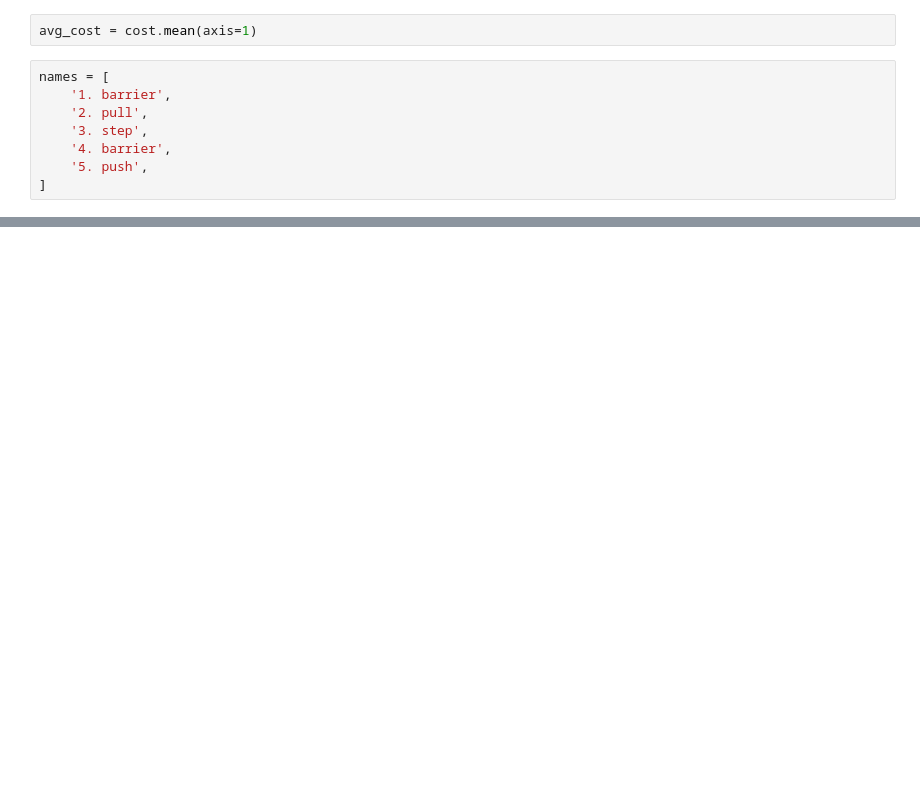
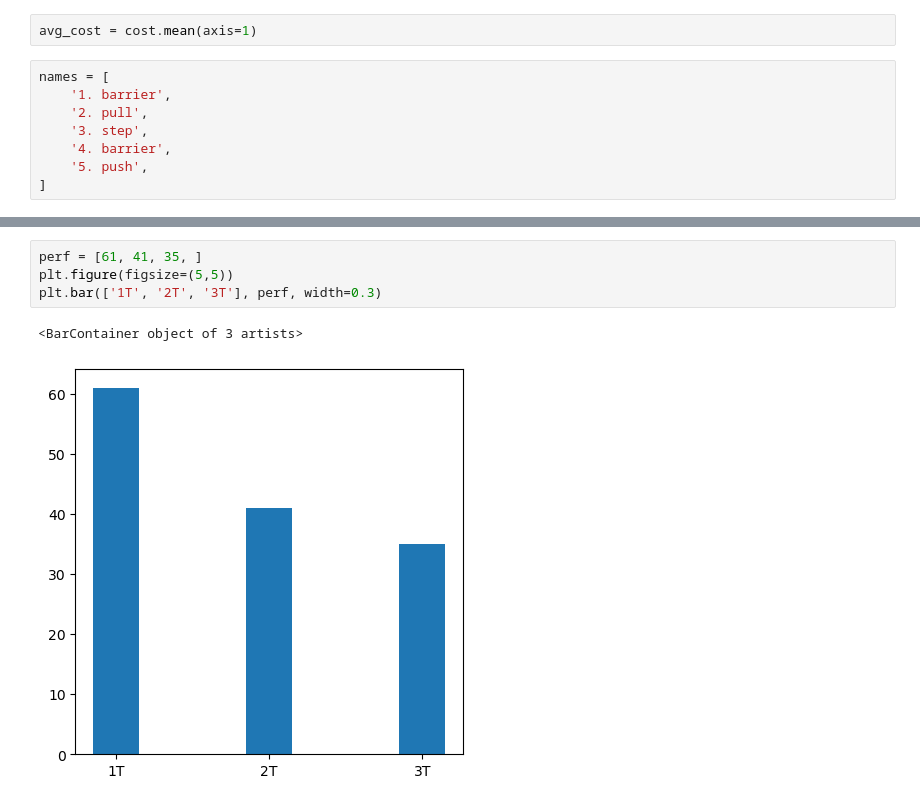
Before and after one commit to pku-liang/p2sim, a Jupyter notebook: analysis.ipynb, the cells around one changed output, grey strips where cells are left out. Drawn from its saved outputs; the diff is of its cells as text; blank space fills up the shorter version.

```diff
--- a/analysis.ipynb
+++ b/analysis.ipynb
@@ -38,0 +48,7 @@ plt.yscale('log')
+# %%
+perf = [61, 41, 35, ]
+plt.figure(figsize=(5,5))
+plt.bar(['1T', '2T', '3T'], perf, width=0.3)
+# %% [output]
+<BarContainer object of 3 artists>
+[figure, added]
```
Also changed, not shown: parts of 3 cells of this notebook, 20 other files.
